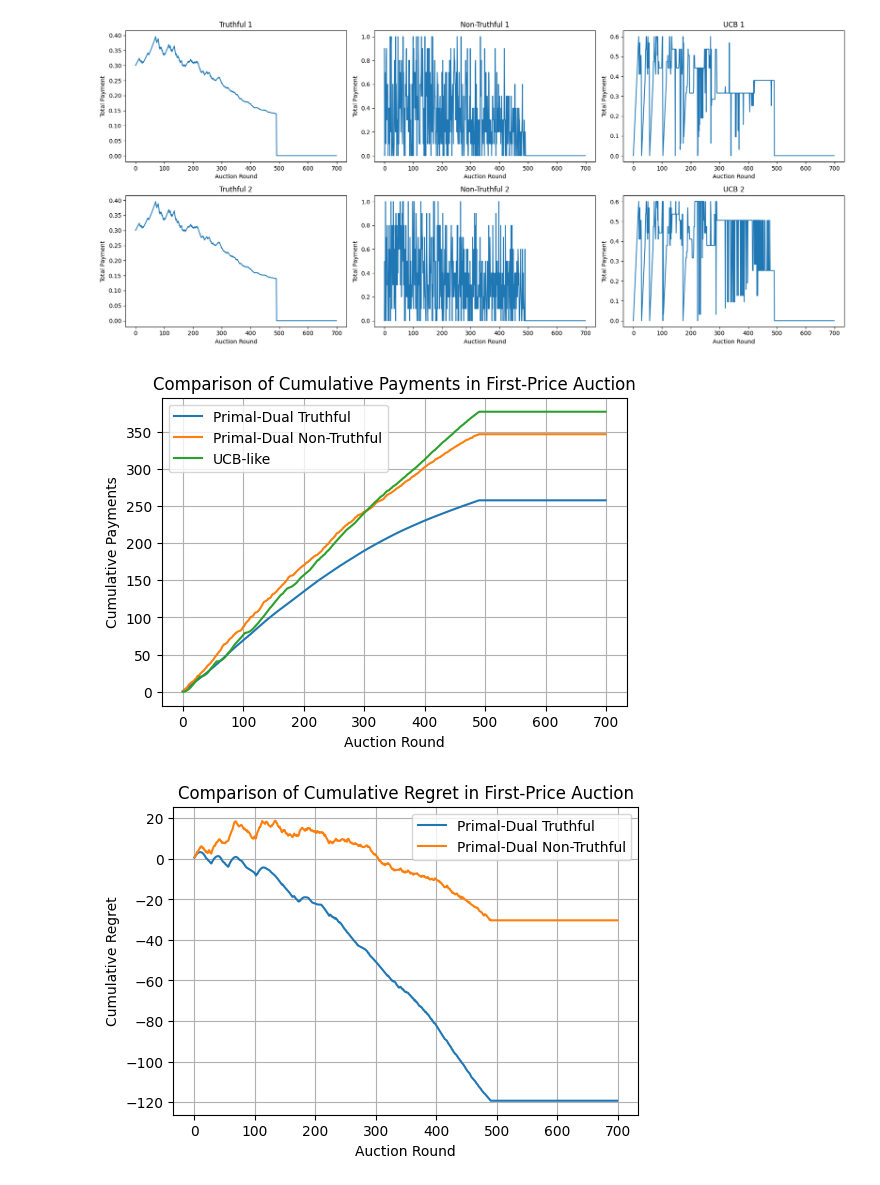
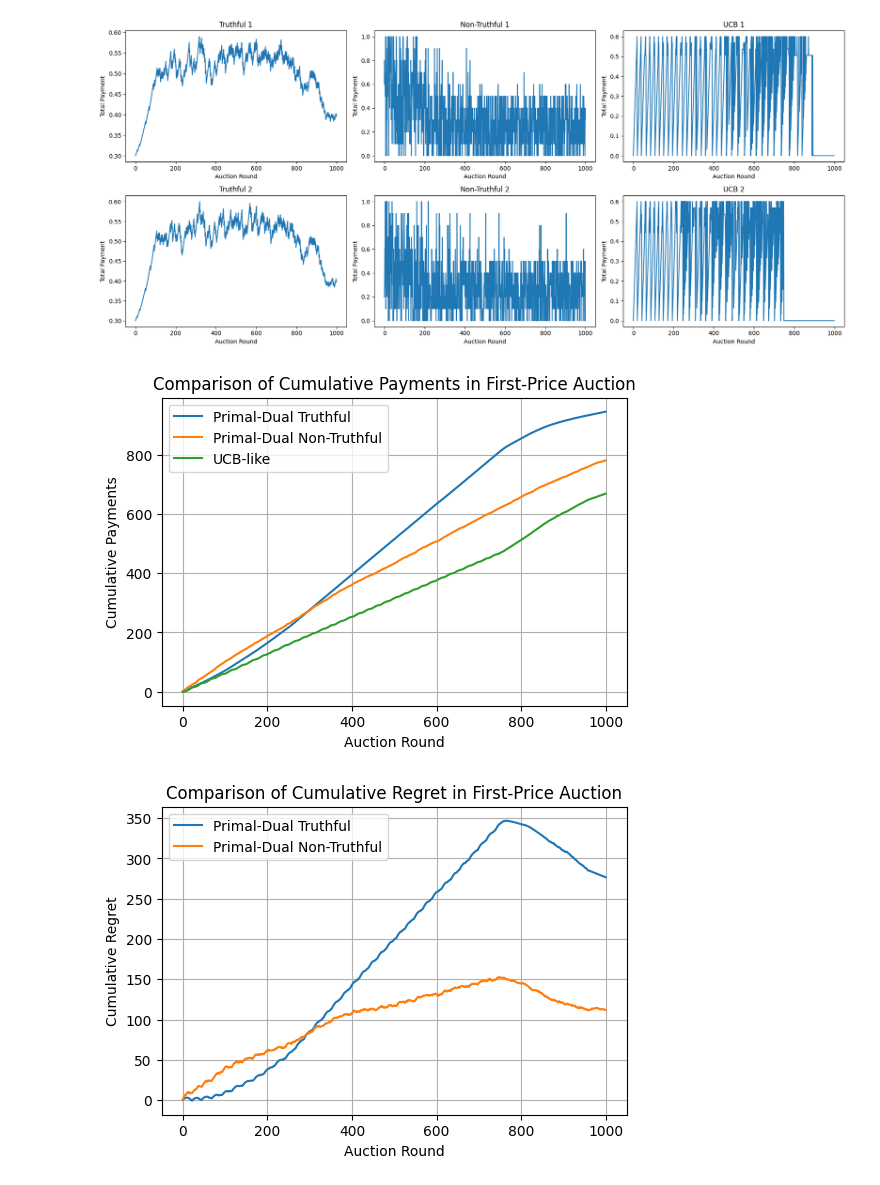
Before and after one commit to manuu1311/OLA-project, a Jupyter notebook: Deliverables/Requirement4/prova.ipynb, the cells around one changed output. Drawn from its saved outputs; the diff is of its cells as text; code cells hidden in the pictures.

Commit message:
changes in the update of the bidders

```diff
--- a/Deliverables/Requirement4/prova.ipynb
+++ b/Deliverables/Requirement4/prova.ipynb
@@ -58,16 +58,36 @@ def simulate_auction(num_bidders, budget, T, eta, valuation, bids_set):
         bids = np.hstack((bids_truthful, bids_non_truthful, bids_ucb))
         winners, payments_per_click = auction.round(bids=bids)
 
+        if isinstance(winners, (int, np.integer)):
+            winners = [winners]
+
         # Update algorithms with the reward
-        other_bids = np.hstack((bids_truthful, bids_non_truthful))
-        my_win = int(winners in range(len(bids_truthful) + len(bids_non_truthful), len(bids)))
-        m_t = other_bids.max()
-        f_t, c_t = (valuation - m_t) * my_win, m_t * my_win
-        for truthful_instance in class_instances["truthful_bidder"]:
+
+        for i, truthful_instance in enumerate(class_instances["truthful_bidder"]):
+            other_truthful_bids = [bid for j, bid in enumerate(bids_truthful) if j != i]
+            other_bids = np.hstack((other_truthful_bids, bids_non_truthful, bids_ucb))
+            truthful_bid_index = i
+            my_win = int(truthful_bid_index in winners)
+            m_t = other_bids.max()
+            f_t, c_t = (valuation - m_t) * my_win, m_t * my_win
             truthful_instance.update(f_t, c_t)
-        for non_truthful_instance in class_instances["non_truthful_bidder"]:
+
+        for i, non_truthful_instance in enumerate(class_instances["non_truthful_bidder"]):
+            other_non_truthful_bids = [bid for j, bid in enumerate(bids_non_truthful) if j != i]
+            other_bids = np.hstack((bids_truthful, other_non_truthful_bids, bids_ucb))
+            non_truthful_bid_index = len(bids_truthful) + i
+            my_win = int(non_truthful_bid_index in winners)
+            m_t = other_bids.max()
+            f_t, c_t = (valuation - m_t) * my_win, m_t * my_win
             non_truthful_instance.update(f_t, c_t, m_t)
-        for ucb_instance in class_instances["ucb_bidder"]:
+
+        for i, ucb_instance in enumerate(class_instances["ucb_bidder"]):
+            other_ucb_bids = [bid for j, bid in enumerate(bids_ucb) if j != i]
+            other_bids = np.hstack((bids_truthful, bids_non_truthful, other_ucb_bids))
+            ucb_bid_index = len(bids_truthful) + len(bids_non_truthful) + i
+            my_win = int(ucb_bid_index in winners)
+            m_t = other_bids.max()
+            f_t, c_t = (valuation - m_t) * my_win, m_t * my_win
             ucb_instance.update(f_t, c_t)
 
 
@@ -84,8 +104,8 @@ def simulate_auction(num_bidders, budget, T, eta, valuation, bids_set):
 # Set parameters and run the simulation
 #TODO: Change the parameters to see how the agents behave
 num_bidders = 6 # this number can be changed to whatever you want
-B = 80
-T = 700
+B = 100
+T = 1000
 eta = 0.1
 my_valuation = 0.6
 available_bids = np.linspace(0,1,11)
@@ -127,34 +147,34 @@ for i in range(total_non_truthful):
     else:
         ax[row, 1].plot(results['non_truthful'][i], label=f'Non-Truthful {i+1}')
         ax[row, 1].set_title(f'Non-Truthful {i+1}')
         ax[row, 1].set_xlabel('Auction Round')
         ax[row, 1].set_ylabel('Total Payment')
 
 # Plot UCB results
 for i in range(total_ucb):
     row = i
     if total_ucb == 1:
         ax[2].plot(results['ucb'][i], label=f'UCB {i+1}')
         ax[2].set_title(f'UCB {i+1}')
         ax[2].set_xlabel('Auction Round')
         ax[2].set_ylabel('Total Payment')
     else:
         ax[row, 2].plot(results['ucb'][i], label=f'UCB {i+1}')
         ax[row, 2].set_title(f'UCB {i+1}')
         ax[row, 2].set_xlabel('Auction Round')
         ax[row, 2].set_ylabel('Total Payment')
 
 for i in range(total_truthful, num_rows):
     ax[i, 0].axis('off')
 for i in range(total_non_truthful, num_rows):
     ax[i, 1].axis('off')
 for i in range(total_ucb, num_rows):
     ax[i, 2].axis('off')
 
 plt.tight_layout()
 plt.show()
 # %% [output]
-[figure, old version]
+[figure, new version]
 # %%
 # Calculate cumulative payments
 cumulative_payments_truthful = np.zeros(T)
@@ -205,5 +225,5 @@ plt.title('Comparison of Cumulative Regret in First-Price Auction')
 plt.grid(True)
 plt.show()
 # %% [output]
-[figure, old version]
+[figure, new version]
-[figure, old version]
+[figure, new version]
```
